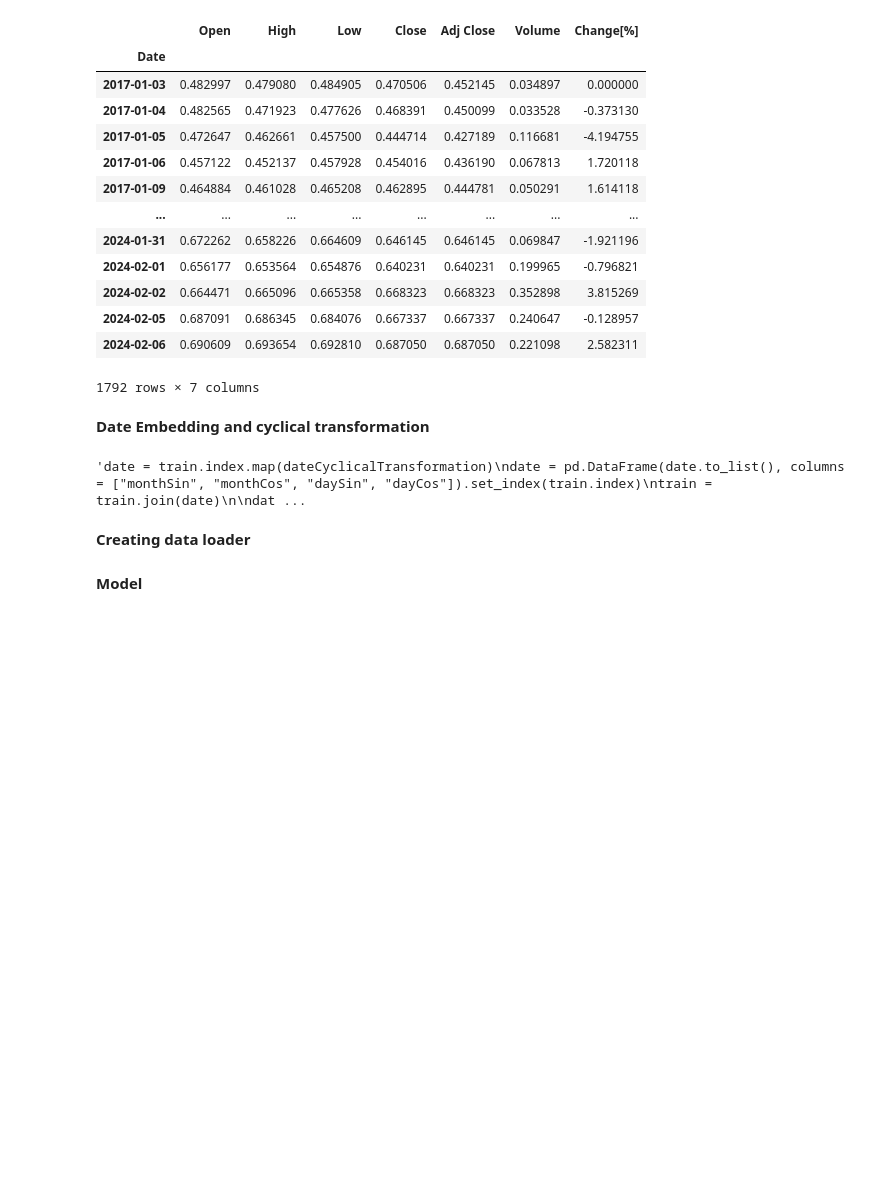
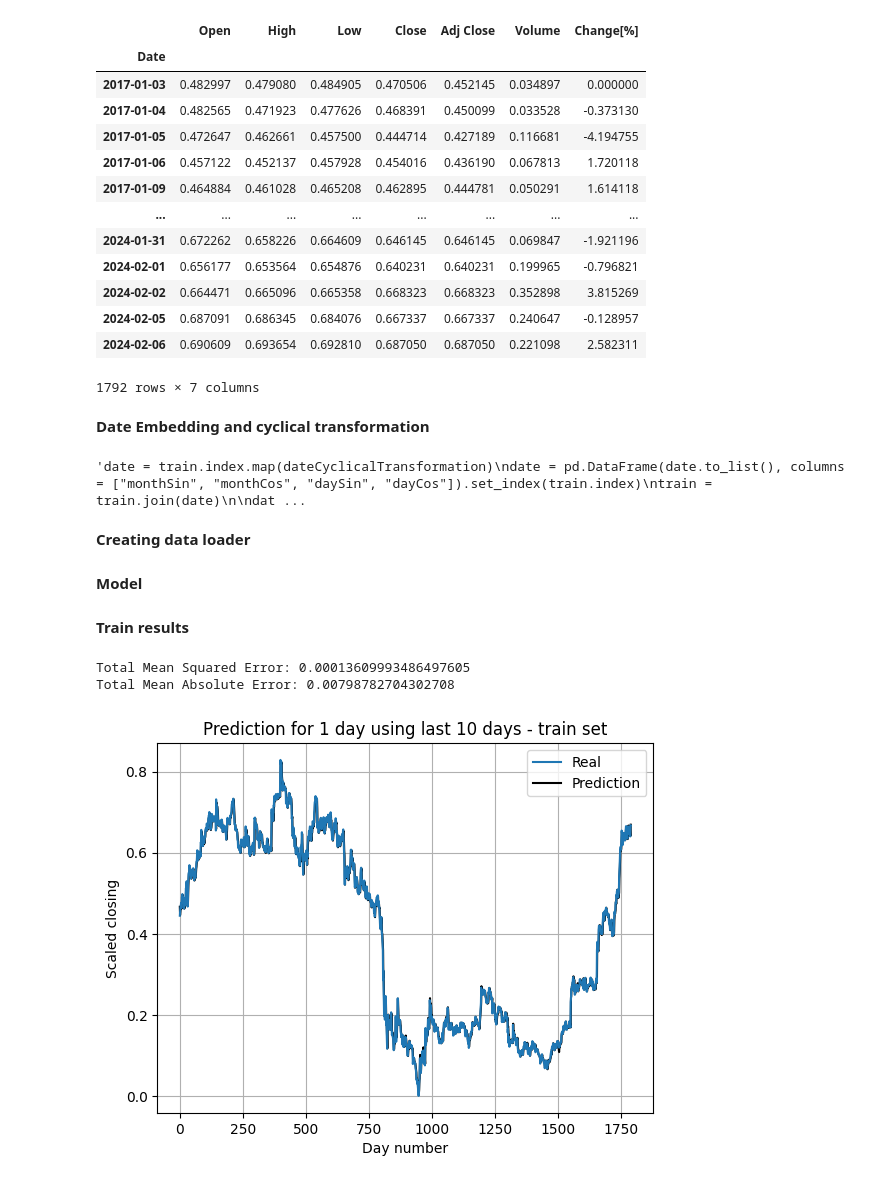
Before and after one commit to mich-kacz/Stock_prediction, a Jupyter notebook: notebooks/svr.ipynb, the cells around one changed output. Cells and saved outputs as stored; diff of their text form; code cells hidden in the pictures; blank space fills up the shorter version.

```diff
--- a/notebooks/svr.ipynb
+++ b/notebooks/svr.ipynb
@@ -138,3 +140,37 @@ pickle.dump(svrMultiOutput, open("../models/svr_params.pickle", "wb"))
 
 # Load the parameters from file
 #svrMultiOutput = pickle.load(open("../models/svr_params.pickle", "rb"))
+# %% [markdown]
+__Train results__
+# %%
+# Make predictions
+y_pred = svrMultiOutput.predict(xTrain_flattened)
+
+# Calculate the mean squared error across all outputs
+mse_total = mean_squared_error(yTrain, y_pred)
+print(f'Total Mean Squared Error: {mse_total}')
+
+mae_total = mean_absolute_error(yTrain, y_pred)
+print(f'Total Mean Absolute Error: {mae_total}')
+
+set = 5*2
+real = np.concatenate(yTrain[::1])
+predictions = np.concatenate(y_pred[::1])
+
+fig, ax = plt.subplots()
+ax.plot(real, zorder = 3)
+ax.plot(predictions, color = 'black', zorder = 2)
+ax.legend(["Real", "Prediction"])
+#ax.axvspan(0, 4, facecolor='lightblue', alpha=0.5, zorder = 1)  # First part
+#ax.axvspan(4, 9, facecolor='lightgreen', alpha=0.5, zorder = 1)  # Second part
+#ax.axvspan(9, 14, facecolor='tomato', alpha=0.5, zorder = 1)  # Second third
+#ax.set_ylim([0, 1])
+ax.grid()
+plt.ylabel("Scaled closing")
+plt.xlabel("Day number")
+plt.title("Prediction for 1 day using last 10 days - train set")
+plt.show()
+# %% [output]
+Total Mean Squared Error: 0.00013609993486497605
+Total Mean Absolute Error: 0.00798782704302708
+[figure, added]
```
Also changed, not shown: parts of 6 cells of this notebook, 2 other files.
